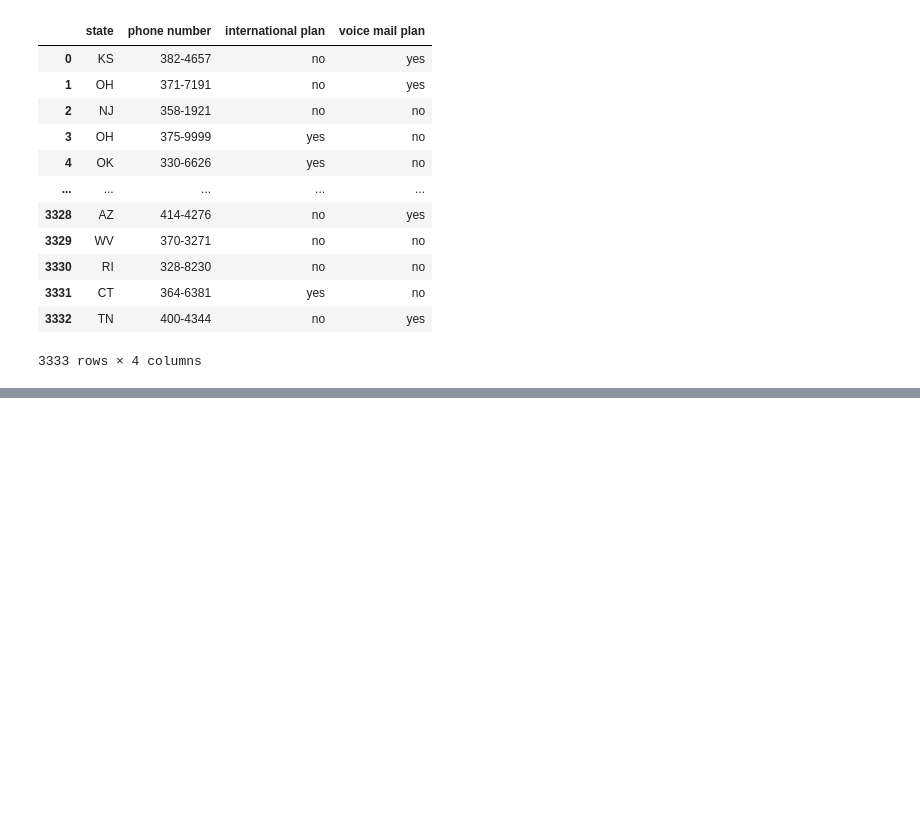
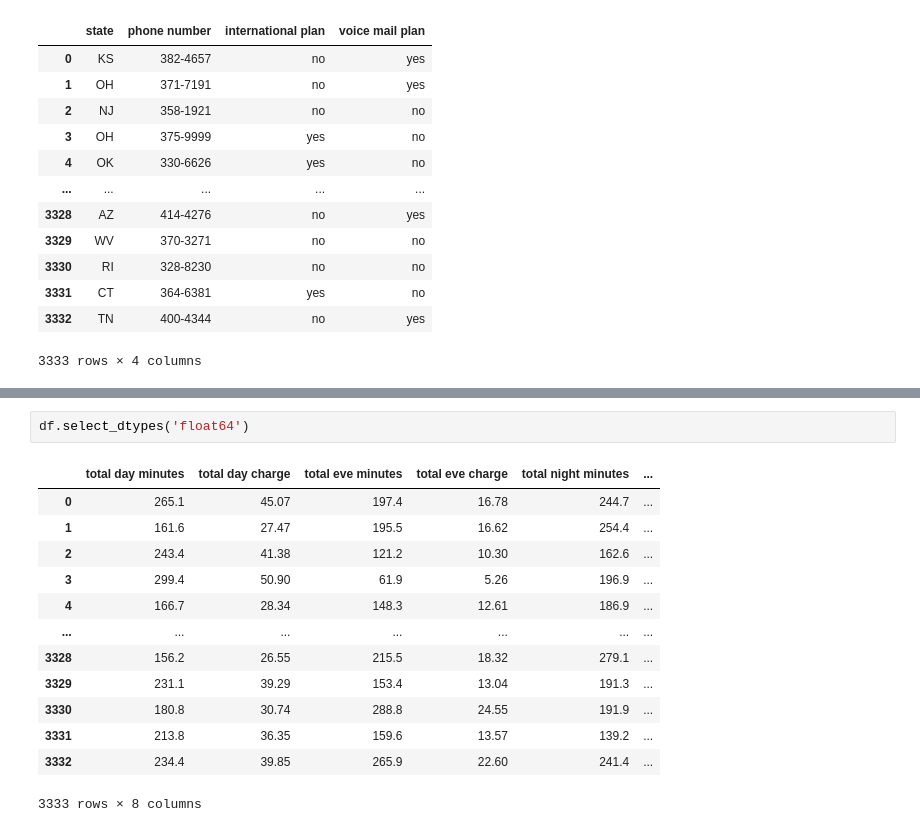
Before and after one commit to Pupity/dsc-phase3-projects, a Jupyter notebook: Student.ipynb, the cells around one changed output, grey strips where cells are left out. Drawn from its saved outputs; the diff is of its cells as text; blank space fills up the shorter version.

```diff
--- a/Student.ipynb
+++ b/Student.ipynb
@@ -147,0 +164,16 @@ df.select_dtypes('object')
+# %%
+df.select_dtypes('float64')
+# %% [output]
+|  | total day minutes | total day charge | total eve minutes | total eve charge | total night minutes | ... |
+| 0 | 265.1 | 45.07 | 197.4 | 16.78 | 244.7 | ... |
+| 1 | 161.6 | 27.47 | 195.5 | 16.62 | 254.4 | ... |
+| 2 | 243.4 | 41.38 | 121.2 | 10.30 | 162.6 | ... |
+| 3 | 299.4 | 50.90 | 61.9 | 5.26 | 196.9 | ... |
+| 4 | 166.7 | 28.34 | 148.3 | 12.61 | 186.9 | ... |
+| ... | ... | ... | ... | ... | ... | ... |
+| 3328 | 156.2 | 26.55 | 215.5 | 18.32 | 279.1 | ... |
+| 3329 | 231.1 | 39.29 | 153.4 | 13.04 | 191.3 | ... |
+| 3330 | 180.8 | 30.74 | 288.8 | 24.55 | 191.9 | ... |
+| 3331 | 213.8 | 36.35 | 159.6 | 13.57 | 139.2 | ... |
+| 3332 | 234.4 | 39.85 | 265.9 | 22.60 | 241.4 | ... |
+3333 rows × 8 columns
```
Also changed, not shown: parts of 2 cells of this notebook.
